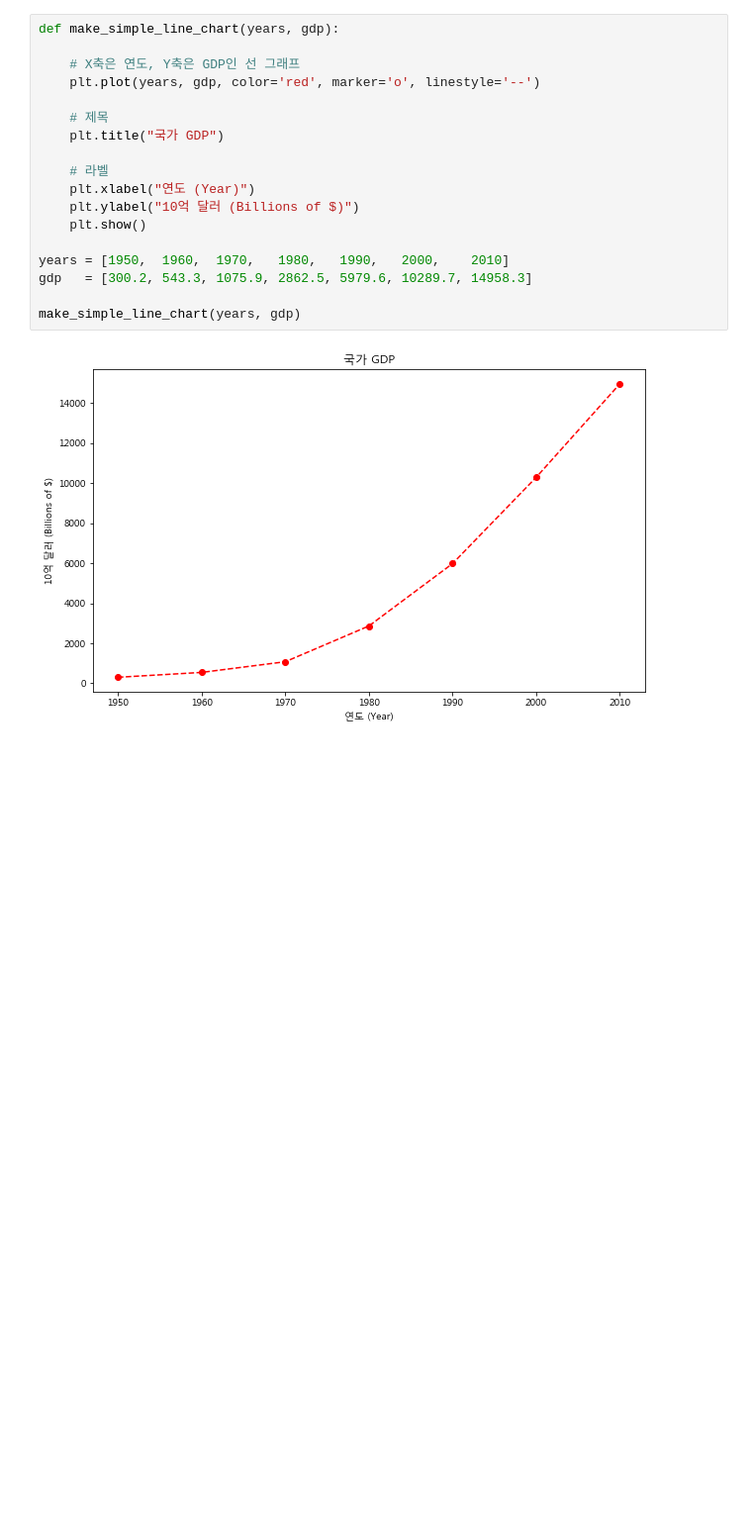
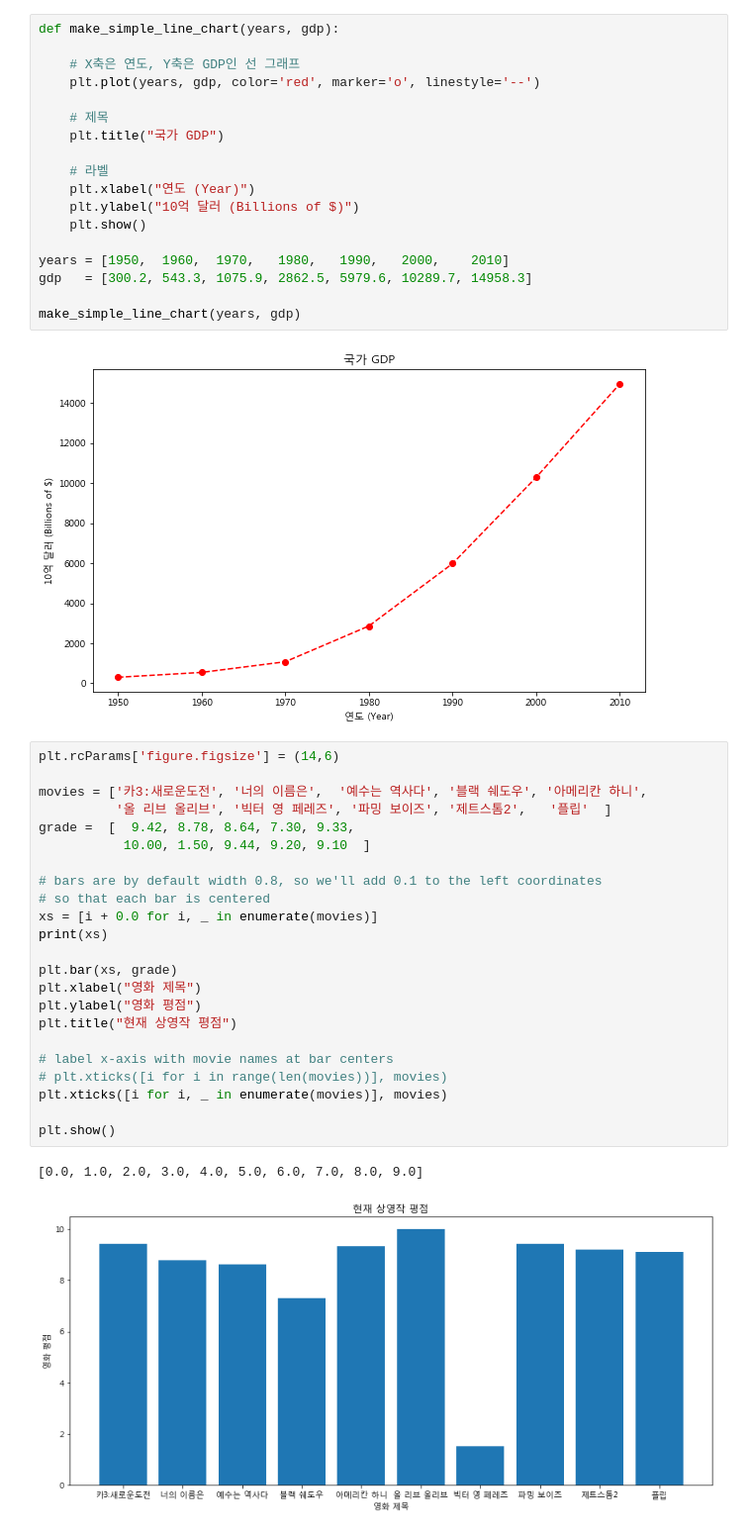
Before and after one commit to ganada2/python_hana, a Jupyter notebook: matpolib.ipynb, the cells around one changed output. Shown: that part at 99% size. Saved outputs shown, nothing was run; the diff lists cells and outputs as text; blank space fills up the shorter version.

```diff
--- a/matpolib.ipynb
+++ b/matpolib.ipynb
@@ -63,3 +63,29 @@ gdp   = [300.2, 543.3, 1075.9, 2862.5, 5979.6, 10289.7, 14958.3]
 make_simple_line_chart(years, gdp)
 # %% [output]
 [figure]
+# %%
+plt.rcParams['figure.figsize'] = (14,6)
+
+movies = ['카3:새로운도전', '너의 이름은',  '예수는 역사다', '블랙 쉐도우', '아메리칸 하니',
+          '올 리브 올리브', '빅터 영 페레즈', '파밍 보이즈', '제트스톰2',   '플립'  ]
+grade =  [  9.42, 8.78, 8.64, 7.30, 9.33,
+           10.00, 1.50, 9.44, 9.20, 9.10  ]
+
+# bars are by default width 0.8, so we'll add 0.1 to the left coordinates
+# so that each bar is centered
+xs = [i + 0.0 for i, _ in enumerate(movies)]
+print(xs)
+
+plt.bar(xs, grade)
+plt.xlabel("영화 제목")
+plt.ylabel("영화 평점")
+plt.title("현재 상영작 평점")
+
+# label x-axis with movie names at bar centers
+# plt.xticks([i for i in range(len(movies))], movies)
+plt.xticks([i for i, _ in enumerate(movies)], movies)
+
+plt.show()
+# %% [output]
+[0.0, 1.0, 2.0, 3.0, 4.0, 5.0, 6.0, 7.0, 8.0, 9.0]
+[figure, added]
```
Also changed, not shown: parts of 2 cells of this notebook.
